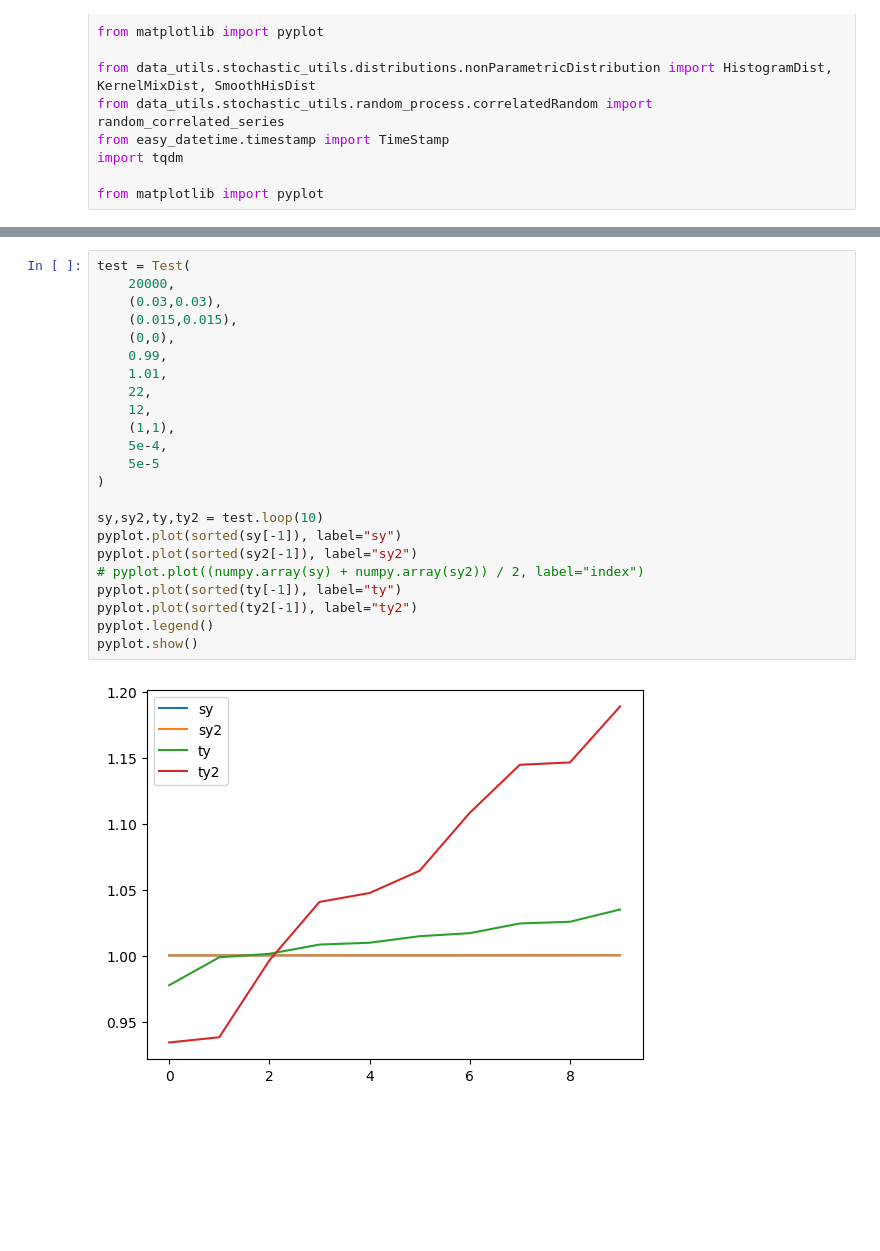
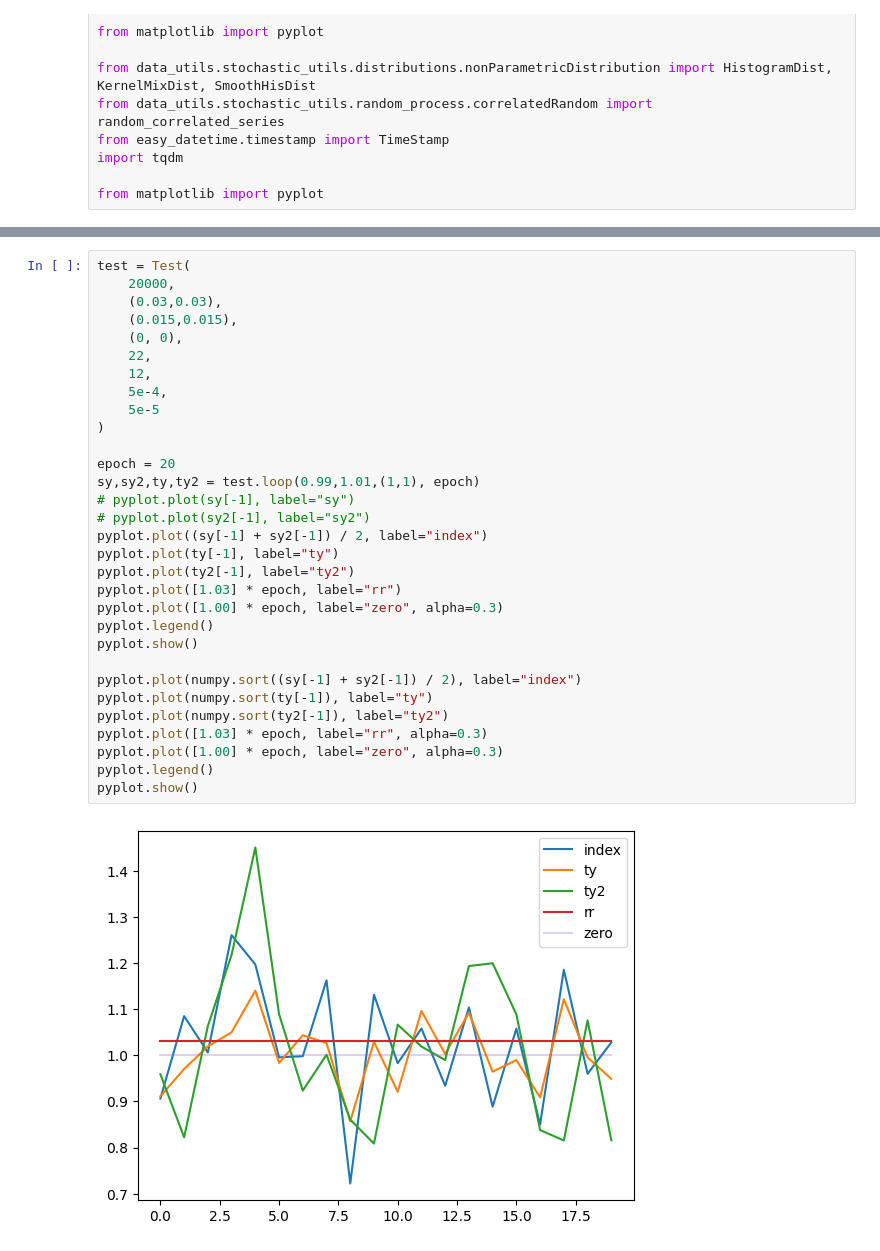
Before and after one commit to Sy-Sang/finance_utils, a Jupyter notebook: finance_utils/asset/spot/nb/nb4.ipynb, the cells around one changed output, grey strips where cells are left out. Saved outputs shown, nothing was run; the diff lists cells and outputs as text; blank space fills up the shorter version.

```diff
--- a/finance_utils/asset/spot/nb/nb4.ipynb
+++ b/finance_utils/asset/spot/nb/nb4.ipynb
@@ -91,25 +90,33 @@ class Test:
 # %%
 test = Test(
     20000,
     (0.03,0.03),
     (0.015,0.015),
-    (0,0),
-    0.99,
-    1.01,
+    (0, 0),
     22,
     12,
-    (1,1),
     5e-4,
     5e-5
 )
 
-sy,sy2,ty,ty2 = test.loop(10)
-pyplot.plot(sorted(sy[-1]), label="sy")
-pyplot.plot(sorted(sy2[-1]), label="sy2")
-# pyplot.plot((numpy.array(sy) + numpy.array(sy2)) / 2, label="index")
-pyplot.plot(sorted(ty[-1]), label="ty")
-pyplot.plot(sorted(ty2[-1]), label="ty2")
+epoch = 20
+sy,sy2,ty,ty2 = test.loop(0.99,1.01,(1,1), epoch)
+# pyplot.plot(sy[-1], label="sy")
+# pyplot.plot(sy2[-1], label="sy2")
+pyplot.plot((sy[-1] + sy2[-1]) / 2, label="index")
+pyplot.plot(ty[-1], label="ty")
+pyplot.plot(ty2[-1], label="ty2")
+pyplot.plot([1.03] * epoch, label="rr")
+pyplot.plot([1.00] * epoch, label="zero", alpha=0.3)
 pyplot.legend()
 pyplot.show()
+
+pyplot.plot(numpy.sort((sy[-1] + sy2[-1]) / 2), label="index")
+pyplot.plot(numpy.sort(ty[-1]), label="ty")
+pyplot.plot(numpy.sort(ty2[-1]), label="ty2")
+pyplot.plot([1.03] * epoch, label="rr", alpha=0.3)
+pyplot.plot([1.00] * epoch, label="zero", alpha=0.3)
+pyplot.legend()
+pyplot.show()
 # %% [output]
-[figure, old version]
+[figure, new version]
```
Also changed, not shown: parts of 8 cells of this notebook, 1 other file.
